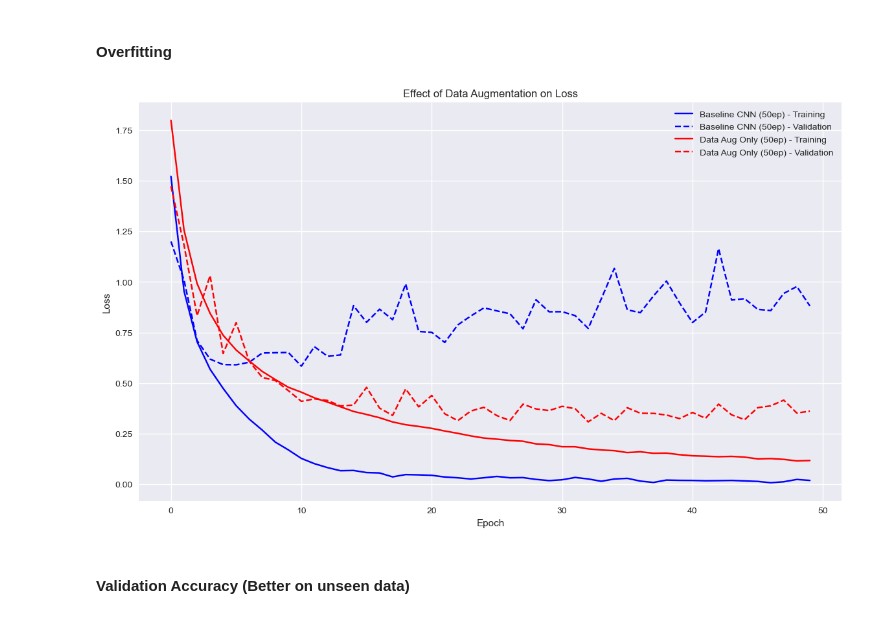
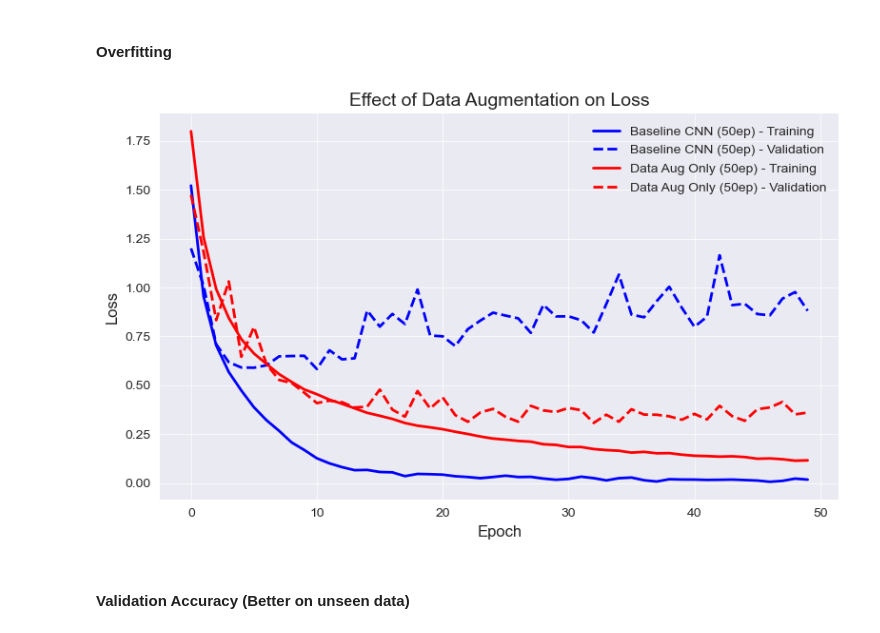
Before and after one commit to ZH0555/PMAI-Group-5, a Jupyter notebook: src/analysis/cnn-analysis.ipynb, the cells around one changed output. Cells and saved outputs as stored; diff of their text form; code cells hidden in the pictures.

```diff
--- a/src/analysis/cnn-analysis.ipynb
+++ b/src/analysis/cnn-analysis.ipynb
@@ -2,7 +2,6 @@
 ### Load logs
 # %%
 import matplotlib.pyplot as plt
-import seaborn as sns
 import pandas as pd
 import numpy as np
 import glob
@@ -16,6 +15,10 @@ name_map =  {
     "cnn_dataAug_lrScheduling_dropoutfcl=0.4_dropoutconv=0.1_v1_epochs=100_lr=0.001.": "Data Aug + Dropout + LR Sched (<Factor) (100ep)",
     "cnn_dataAug_bestmodel_optimisedscheduler_bothdropout_lr=0.001_epochs=100.": "Best Model",
 }
+colours = [
+    "#55CFFF", '#E69F00', '#009E73',
+    "#FF0F0F", "#FF75C1", "#0004F7", '#000000'
+]
 log_files = glob.glob("../cnn-logs/*.npz")
 experiments = {}
 for file in log_files:
@@ -96,15 +85,16 @@ plt.show()
 ### Validation Loss Comparison
 # %%
 plt.style.use("seaborn-v0_8")
-plt.figure(figsize=(14, 8))
-for name, logs in experiments.items():
+plt.figure(figsize=(8, 5))
+for c, (name, logs) in enumerate(experiments.items()):
     test_accuracy = logs['arr_2']
-    plt.plot(test_accuracy, label=name)
+    plt.plot(test_accuracy, label=name, color=colours[c])
 
-plt.xlabel("Epoch")
-plt.ylabel("Validation Loss")
-plt.title("Validation Loss Comparison")
-plt.legend()
-plt.grid(True)
+plt.xlabel("Epoch", fontsize=12)
+plt.ylabel("Validation Loss", fontsize=12)
+plt.title("Validation Loss Comparison", fontsize=14)
+plt.legend(fontsize=10, loc='upper right')
+plt.grid(True, linewidth=0.5)
+plt.tight_layout()
 plt.show()
 # %% [output]
@@ -164,25 +154,26 @@ for name, logs in experiments.items():
 # %%
 data_aug_added = [
     "Baseline CNN (50ep)",
     "Data Aug Only (50ep)"
 ]
 colours = ["Blue", "Red"]
-plt.figure(figsize=(14, 8))
+plt.figure(figsize=(8, 5))
 for c, name in enumerate(data_aug_added):
     logs = experiments[name]
     training_loss = logs['arr_0']
     validation_loss = logs['arr_2']
 
-    plt.plot(training_loss, label=f"{name} - Training", linestyle='-', color=colours[c])
-    plt.plot(validation_loss, label=f"{name} - Validation", linestyle='--', color=colours[c])
-plt.xlabel("Epoch")
-plt.ylabel("Loss")
-plt.title("Effect of Data Augmentation on Loss")
-plt.legend()
-plt.grid(True)
+    plt.plot(training_loss, label=f"{name} - Training", color=colours[c], linewidth=2)
+    plt.plot(validation_loss, label=f"{name} - Validation", linestyle='--', color=colours[c], linewidth=2)
+plt.xlabel("Epoch", fontsize=12)
+plt.ylabel("Loss", fontsize=12)
+plt.title("Effect of Data Augmentation on Loss",  fontsize=14)
+plt.legend( fontsize=10, loc='upper right')
+plt.grid(True, linewidth=0.5)
+plt.tight_layout()
 plt.show()
 # %% [output]
-[figure, old version]
+[figure, new version]
 # %% [markdown]
 #### Validation Accuracy (Better on unseen data)
 # %%
```
Also changed, not shown: parts of 9 cells of this notebook, 3 other files.
